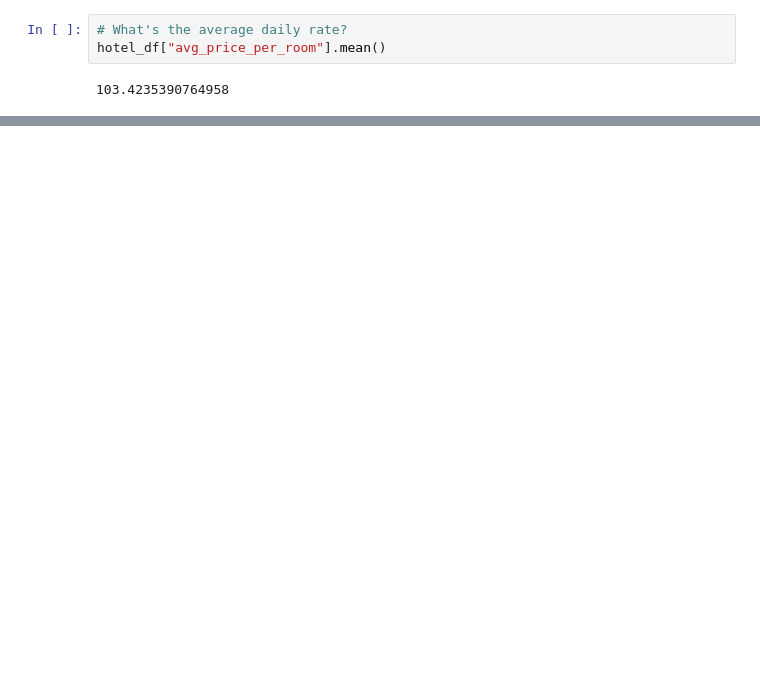
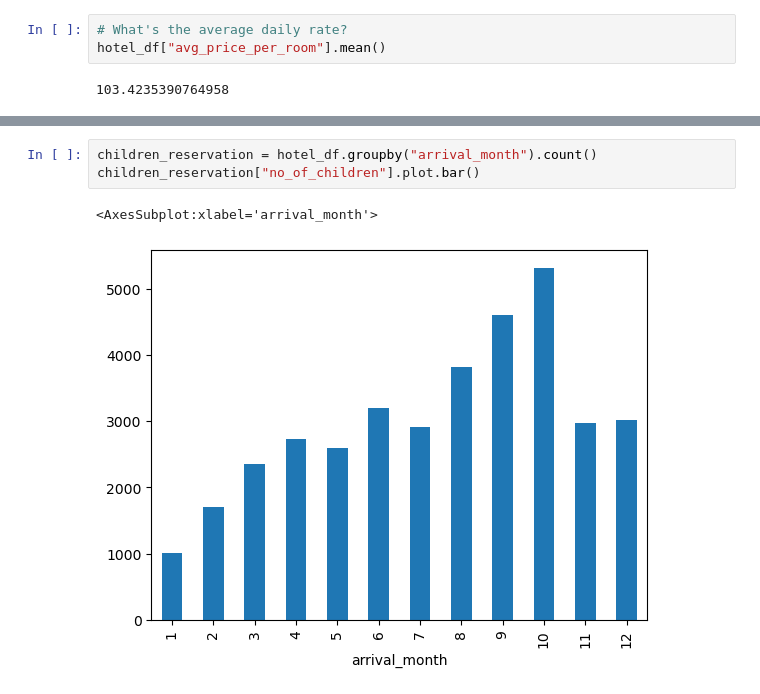
Before and after one commit to domivillacis/Hotel_reservations_analysis, a Jupyter notebook: Hotel_dataset.ipynb, the cells around one changed output, grey strips where cells are left out. Saved outputs shown, nothing was run; the diff lists cells and outputs as text; blank space fills up the shorter version.

```diff
--- a/Hotel_dataset.ipynb
+++ b/Hotel_dataset.ipynb
@@ -266,0 +287,6 @@ plt.show()
+# %%
+children_reservation = hotel_df.groupby("arrival_month").count()
+children_reservation["no_of_children"].plot.bar()
+# %% [output]
+<AxesSubplot:xlabel='arrival_month'>
+[figure, added]
```
Also changed, not shown: parts of 11 cells of this notebook.
